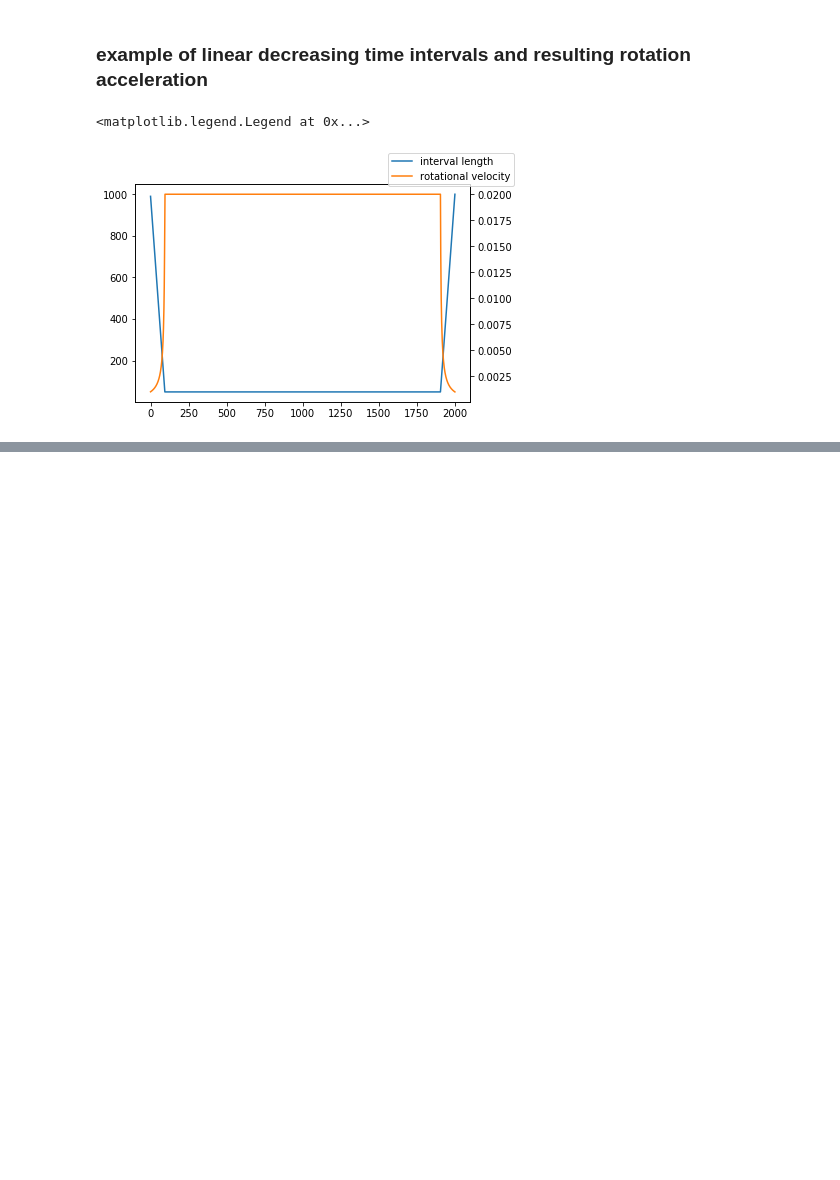
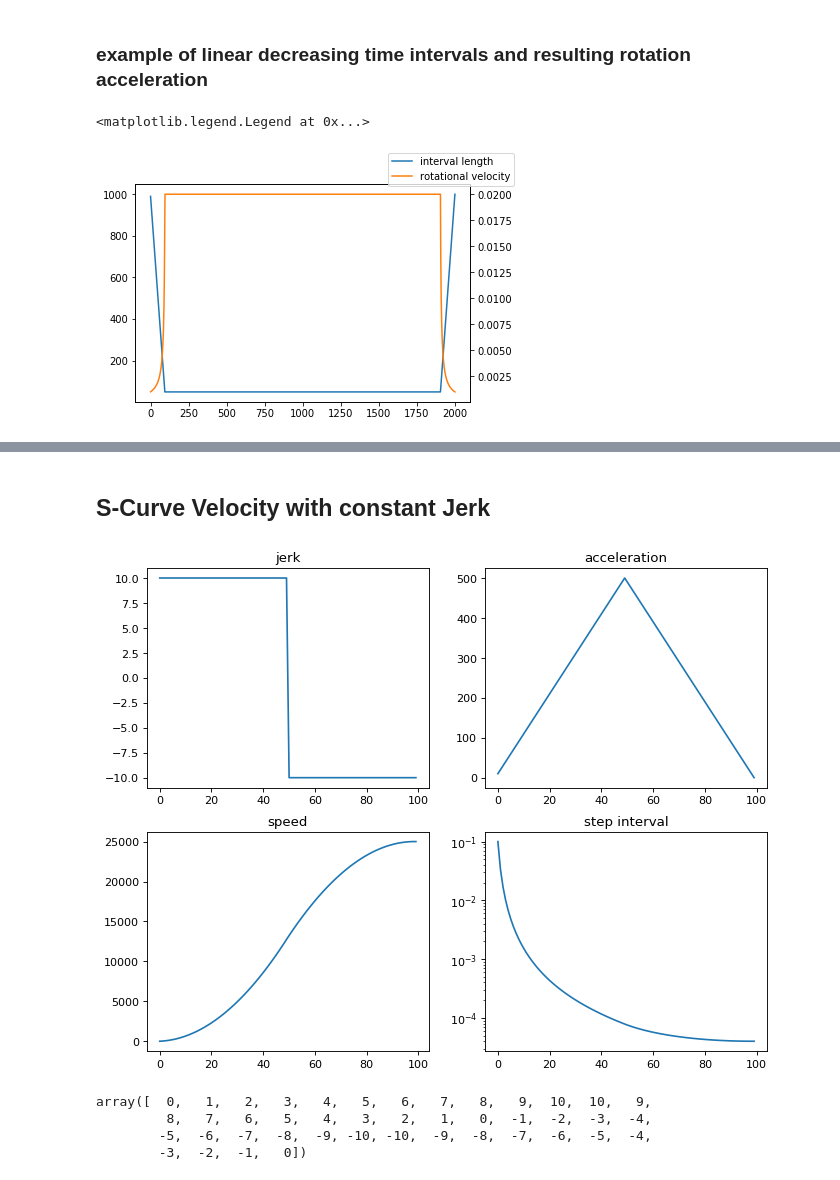
Before and after one commit to FBLX/FlixPlotter, a Jupyter notebook: Python_Files/linear_acceleration.ipynb, the cells around one changed output, grey strips where cells are left out. Saved outputs shown, nothing was run; the diff lists cells and outputs as text; code cells hidden in the pictures; blank space fills up the shorter version.

Commit message:
added constant jerk acceleration

```diff
--- a/Python_Files/linear_acceleration.ipynb
+++ b/Python_Files/linear_acceleration.ipynb
@@ -91,0 +85,34 @@ print(lin_ints)
+# %% [markdown]
+## S-Curve Velocity with constant Jerk
+# %%
+steps = 100
+jerkIncrease = 10
+
+jerk = np.zeros(steps)
+for index, val in enumerate(jerk):
+    if index < steps/2:
+        jerk[index] = jerkIncrease
+
+    if index >= steps/2:
+        jerk[index] = -jerkIncrease
+
+fig, ax = plt.subplots(2,2, dpi = 80, figsize = (10,8))
+ax[0,0].plot(np.arange(steps), jerk)
+ax[0,0].set_title('jerk')
+
+acceleration = np.cumsum(jerk)
+ax[0,1].plot(np.arange(steps), acceleration)
+ax[0,1].set_title('acceleration')
+
+
+speed = np.cumsum(acceleration)
+ax[1,0].plot(np.arange(steps), speed)
+ax[1,0].set_title('speed')
+
+
+intervals = 1/speed
+ax[1,1].plot(np.arange(steps), abs(intervals))
+ax[1,1].set_yscale('log')
+ax[1,1].set_title('step interval');
+# %% [output]
+[figure, added]
@@ -91,0 +123,7 @@ print(lin_ints)
+# %%
+accel
+# %% [output]
+array([  0,   1,   2,   3,   4,   5,   6,   7,   8,   9,  10,  10,   9,
+         8,   7,   6,   5,   4,   3,   2,   1,   0,  -1,  -2,  -3,  -4,
+        -5,  -6,  -7,  -8,  -9, -10, -10,  -9,  -8,  -7,  -6,  -5,  -4,
+        -3,  -2,  -1,   0])
```
Also changed, not shown: parts of 9 cells of this notebook.
